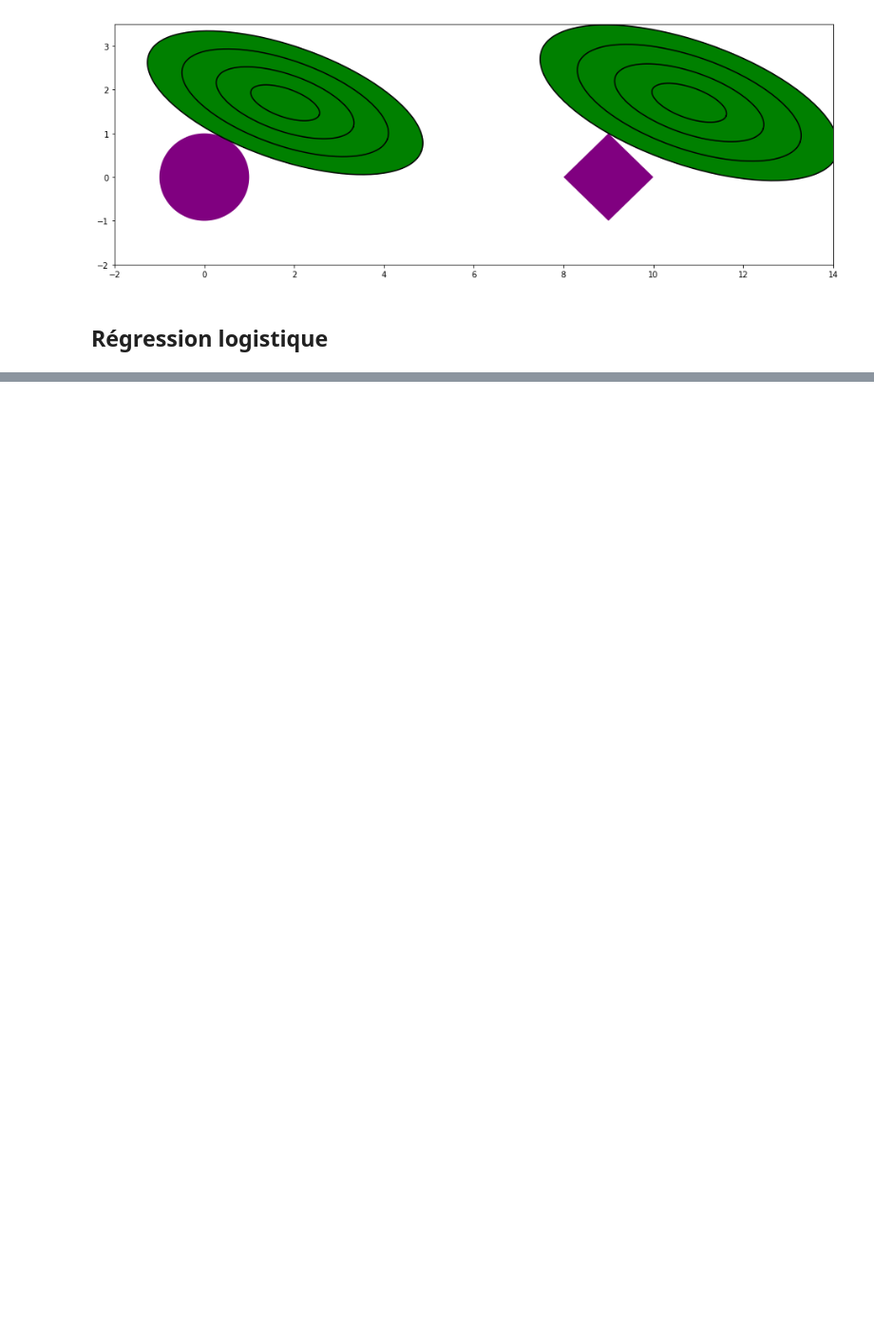
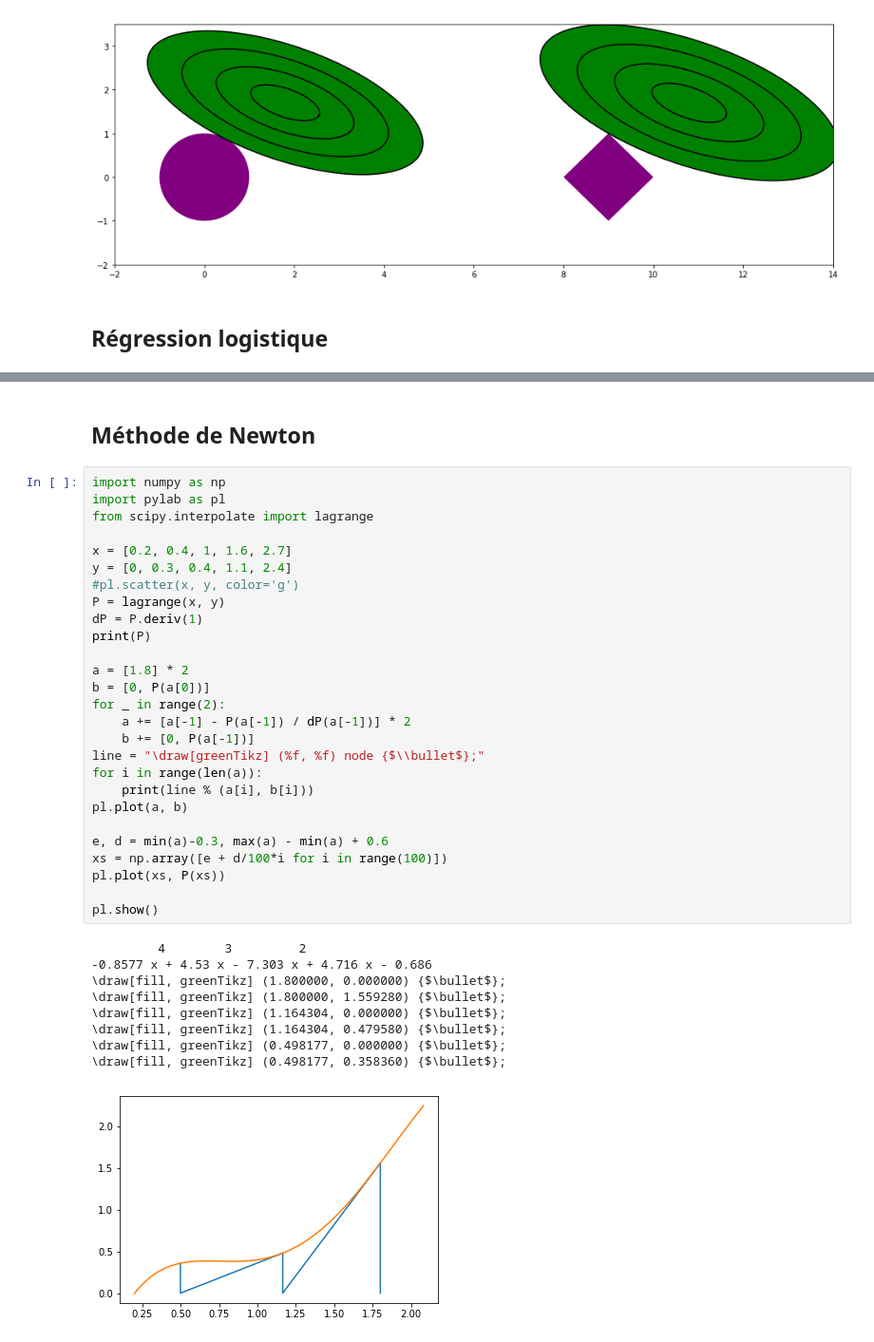
Before and after one commit to Nanored4498/M1IF-ML-cours, a Jupyter notebook: figures.ipynb, the cells around one changed output, grey strips where cells are left out. Shown at 95% size. Drawn from its saved outputs; the diff is of its cells as text; blank space fills up the shorter version.

```diff
--- a/figures.ipynb
+++ b/figures.ipynb
@@ -181,0 +211,39 @@ pl.show()
+# %% [markdown]
+## Méthode de Newton
+# %%
+import numpy as np
+import pylab as pl
+from scipy.interpolate import lagrange
+
+x = [0.2, 0.4, 1, 1.6, 2.7]
+y = [0, 0.3, 0.4, 1.1, 2.4]
+#pl.scatter(x, y, color='g')
+P = lagrange(x, y)
+dP = P.deriv(1)
+print(P)
+
+a = [1.8] * 2
+b = [0, P(a[0])]
+for _ in range(2):
+    a += [a[-1] - P(a[-1]) / dP(a[-1])] * 2
+    b += [0, P(a[-1])]
+line = "\draw[greenTikz] (%f, %f) node {$\\bullet$};"
+for i in range(len(a)):
+    print(line % (a[i], b[i]))
+pl.plot(a, b)
+
+e, d = min(a)-0.3, max(a) - min(a) + 0.6
+xs = np.array([e + d/100*i for i in range(100)])
+pl.plot(xs, P(xs))
+
+pl.show()
+# %% [output]
+         4        3         2
+-0.8577 x + 4.53 x - 7.303 x + 4.716 x - 0.686
+\draw[fill, greenTikz] (1.800000, 0.000000) {$\bullet$};
+\draw[fill, greenTikz] (1.800000, 1.559280) {$\bullet$};
+\draw[fill, greenTikz] (1.164304, 0.000000) {$\bullet$};
+\draw[fill, greenTikz] (1.164304, 0.479580) {$\bullet$};
+\draw[fill, greenTikz] (0.498177, 0.000000) {$\bullet$};
+\draw[fill, greenTikz] (0.498177, 0.358360) {$\bullet$};
+[figure, added]
```
Also changed, not shown: parts of 2 cells of this notebook, 1 other file.
